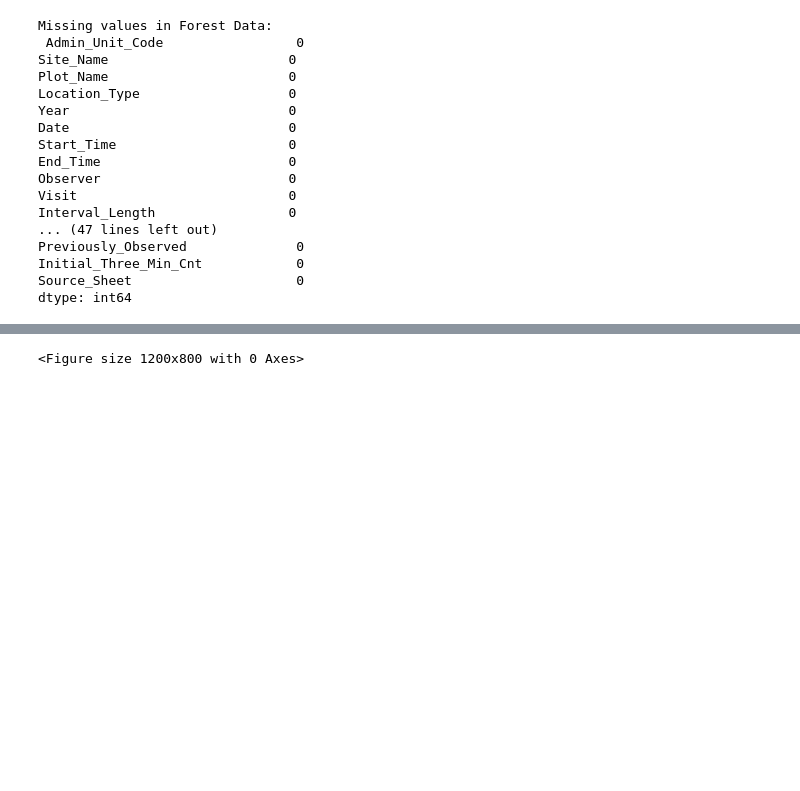
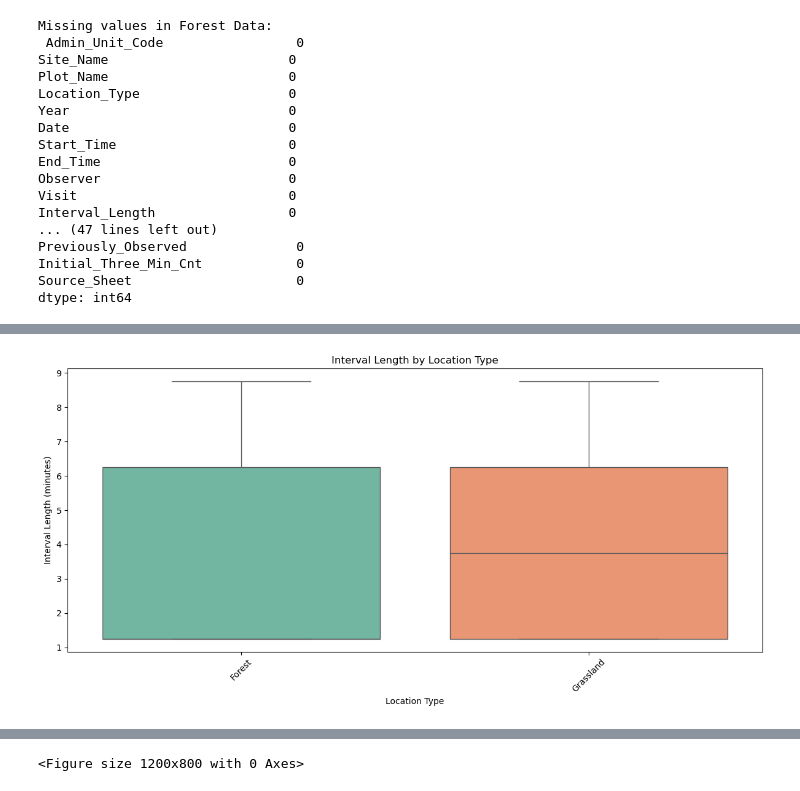
Before and after one commit to AnushkaMishra29/BirdSpeciesAnalysis, a Jupyter notebook: BirdSpecies_DataPreprocessing.ipynb, the cells around one changed output, grey strips where cells are left out. Saved outputs shown, nothing was run; the diff lists cells and outputs as text; code cells hidden in the pictures; blank space fills up the shorter version.

```diff
--- a/BirdSpecies_DataPreprocessing.ipynb
+++ b/BirdSpecies_DataPreprocessing.ipynb
@@ -309,0 +405,13 @@ std        1.977004     12.478715     12.168509      0.698253
+# %%
+merged_df.groupby('Location_Type')['Interval_Length'].describe()
+# Plotting Interval Length by Location Type
+plt.figure(figsize=(12, 6))
+sns.boxplot(x='Location_Type', y='Interval_Length', data=merged_df, palette='Set2',hue=merged_df['Location_Type'])
+plt.title('Interval Length by Location Type')
+plt.ylabel('Interval Length (minutes)')
+plt.xlabel('Location Type')
+plt.xticks(rotation=45)
+plt.tight_layout()
+plt.show()
+# %% [output]
+[figure, added]
```
Also changed, not shown: parts of 36 cells of this notebook, 3 other files.
